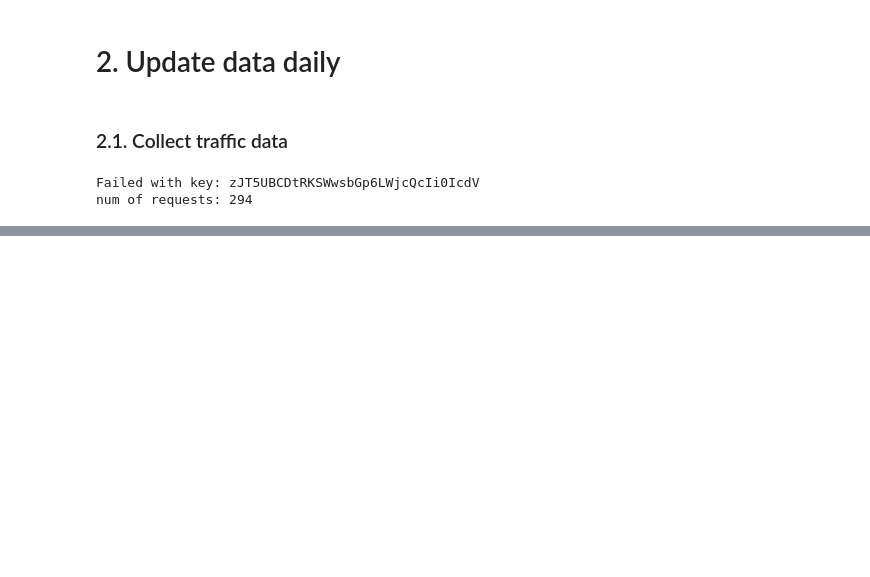
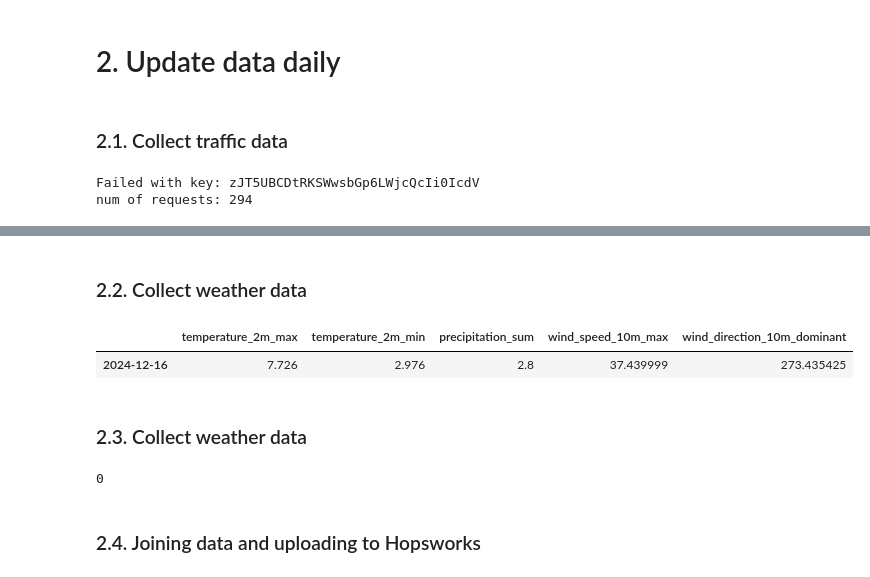
Before and after one commit to IST199655/Project-ID2223_TrafficApp, a Jupyter notebook: Update-daily.ipynb, the cells around one changed output, grey strips where cells are left out. Saved outputs shown, nothing was run; the diff lists cells and outputs as text; code cells hidden in the pictures; blank space fills up the shorter version.

```diff
--- a/Update-daily.ipynb
+++ b/Update-daily.ipynb
@@ -51,0 +61,17 @@ traffic_map
+# %% [markdown]
+### 2.2. Collect weather data
+# %%
+weather = get_weather(coordinates)
+weather
+# %% [output]
+|  | temperature_2m_max | temperature_2m_min | precipitation_sum | wind_speed_10m_max | wind_direction_10m_dominant |
+| 2024-12-16 | 7.726 | 2.976 | 2.8 | 37.439999 | 273.435425 |
+# %% [markdown]
+### 2.3. Collect weather data
+# %%
+holiday_status = is_holiday()
+holiday_status
+# %% [output]
+0
+# %% [markdown]
+### 2.4. Joining data and uploading to Hopsworks
```
Also changed, not shown: parts of 3 cells of this notebook, 4 other files.
